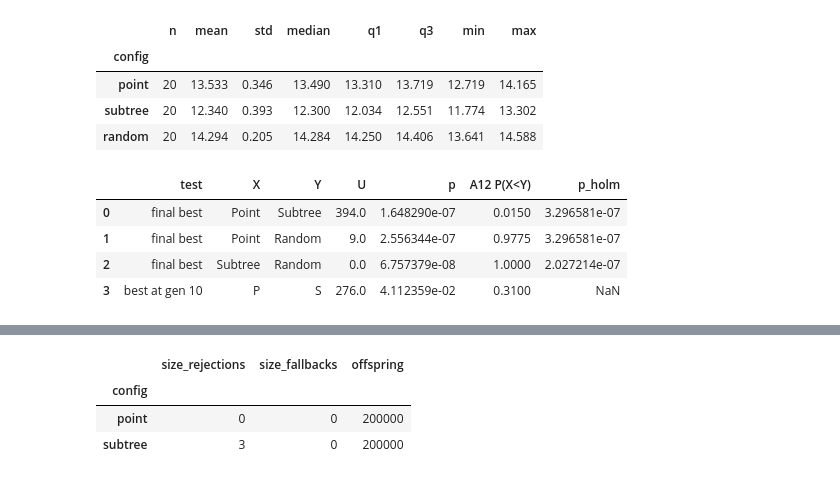
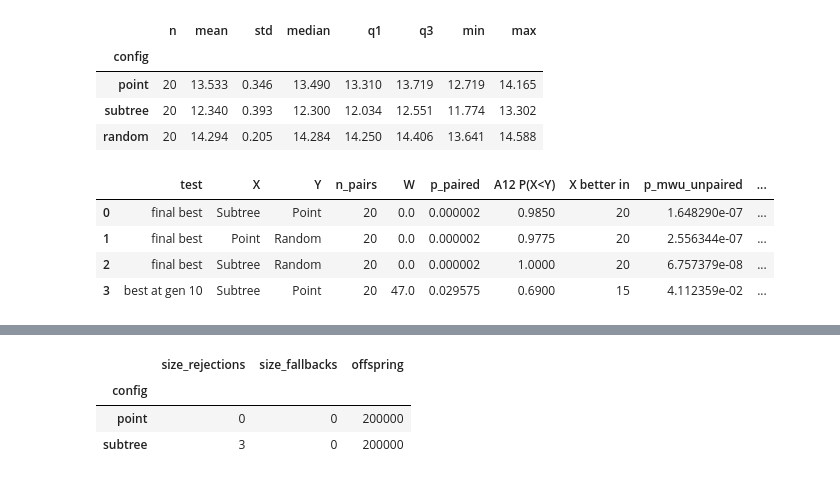
Before and after one commit to codegithubka/EvolutionaryComputing2026, a Jupyter notebook: assignments/assignment_1/analysis.ipynb, the cells around one changed output, grey strips where cells are left out. Cells and saved outputs as stored; diff of their text form; code cells hidden in the pictures.

```diff
--- a/assignments/assignment_1/analysis.ipynb
+++ b/assignments/assignment_1/analysis.ipynb
@@ -145,54 +145,61 @@ summary.round(3)
 def a12(x, y):
     x = np.asarray(x, dtype=float)[:, None]
     y = np.asarray(y, dtype=float)[None, :]
     return float(((x < y).sum() + 0.5 * (x == y).sum()) / (x.size * y.size))
 
 
 def holm(p):
     p = np.asarray(p, dtype=float)
     adjusted = np.empty_like(p)
     running = 0.0
     for rank, i in enumerate(np.argsort(p, kind="stable")):
         running = max(running, min(1.0, (len(p) - rank) * p[i]))
         adjusted[i] = running
     return adjusted
 
 
 assert a12([1, 2, 3], [4, 5, 6]) == 1.0 and a12([1], [1, 2]) == 0.75
 assert np.allclose(holm([0.01, 0.04, 0.03]), [0.03, 0.06, 0.06])
 
+
+def best_at(config, gen=None):
+    """Final best fitness per seed, or the best fitness at a given generation."""
+    rows = last if gen is None else df[df["gen"] == gen]
+    return rows[rows["config"] == config].sort_values("seed")["best"].to_numpy()
+
+
+COMPARISONS = [
+    ("final best", "subtree", "point", None),
+    ("final best", "point", "random", None),
+    ("final best", "subtree", "random", None),
+    (f"best at gen {H2_GEN}", "subtree", "point", H2_GEN),
+]
+
 rows = []
-for x, y in combinations(CONFIGS, 2):
-    res = mannwhitneyu(final.loc[x], final.loc[y], alternative="two-sided")
+for name, x, y, gen in COMPARISONS:
+    vx, vy = best_at(x, gen), best_at(y, gen)
+    signed = wilcoxon(vx, vy)
+    unpaired = mannwhitneyu(vx, vy, alternative="two-sided")
     rows.append(
         {
-            "test": "final best",
+            "test": name,
             "X": SHORT[x],
             "Y": SHORT[y],
-            "U": res.statistic,
-            "p": res.pvalue,
-            "A12 P(X<Y)": a12(final.loc[x], final.loc[y]),
+            "n_pairs": len(vx),
+            "W": signed.statistic,
+            "p_paired": signed.pvalue,
+            "A12 P(X<Y)": a12(vx, vy),
+            "X better in": int((vx < vy).sum()),
+            "p_mwu_unpaired": unpaired.pvalue,
         }
     )
 tests = pd.DataFrame(rows)
-tests["p_holm"] = holm(tests["p"])
-
-at_h2 = df[df["gen"] == H2_GEN].set_index(["config", "seed"])["best"]
-res = mannwhitneyu(at_h2.loc["point"], at_h2.loc["subtree"], alternative="two-sided")
-tests.loc[len(tests)] = {
-    "test": f"best at gen {H2_GEN}",
-    "X": "P",
-    "Y": "S",
-    "U": res.statistic,
-    "p": res.pvalue,
-    "A12 P(X<Y)": a12(at_h2.loc["point"], at_h2.loc["subtree"]),
-    "p_holm": np.nan,
-}
+tests["p_holm"] = holm(tests["p_paired"])
 tests.to_csv(OUT / "tests.csv", index=False)
 tests
 # %% [output]
-|  | test | X | Y | U | p | A12 P(X<Y) | p_holm |
-| 0 | final best | Point | Subtree | 394.0 | 1.648290e-07 | 0.0150 | 3.296581e-07 |
-| 1 | final best | Point | Random | 9.0 | 2.556344e-07 | 0.9775 | 3.296581e-07 |
-| 2 | final best | Subtree | Random | 0.0 | 6.757379e-08 | 1.0000 | 2.027214e-07 |
-| 3 | best at gen 10 | P | S | 276.0 | 4.112359e-02 | 0.3100 | NaN |
+|  | test | X | Y | n_pairs | W | p_paired | A12 P(X<Y) | X better in | p_mwu_unpaired | ... |
+| 0 | final best | Subtree | Point | 20 | 0.0 | 0.000002 | 0.9850 | 20 | 1.648290e-07 | ... |
+| 1 | final best | Point | Random | 20 | 0.0 | 0.000002 | 0.9775 | 20 | 2.556344e-07 | ... |
+| 2 | final best | Subtree | Random | 20 | 0.0 | 0.000002 | 1.0000 | 20 | 6.757379e-08 | ... |
+| 3 | best at gen 10 | Subtree | Point | 20 | 47.0 | 0.029575 | 0.6900 | 15 | 4.112359e-02 | ... |
```
Also changed, not shown: parts of 4 cells of this notebook, 9 other files.
